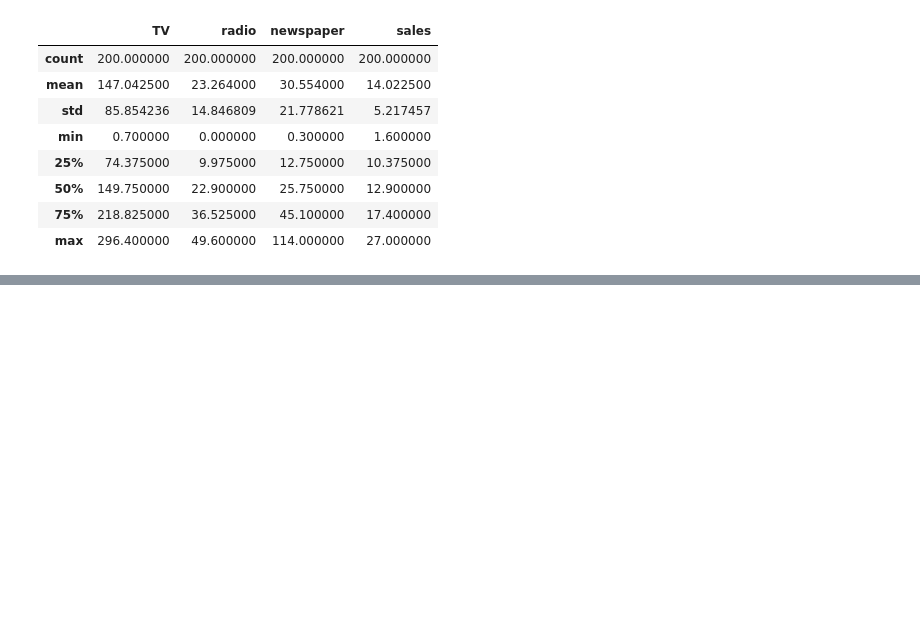
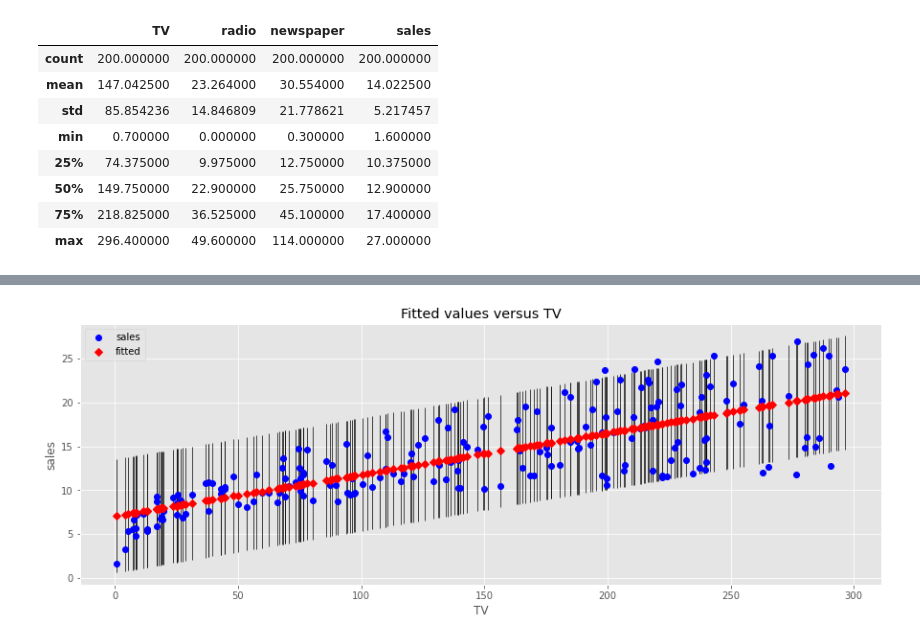
Before and after one commit to learn-co-curriculum/dsc-linear-regression-statsmodels-lab, a Jupyter notebook: index.ipynb, the cells around one changed output, grey strips where cells are left out. Drawn from its saved outputs; the diff is of its cells as text; code cells hidden in the pictures; blank space fills up the shorter version.

```diff
--- a/index.ipynb
+++ b/index.ipynb
@@ -318,0 +198,8 @@ In this lab, you ran a complete regression analysis with a simple dataset. You u
+# %%
+# __SOLUTION__
+# plot_fit version of model fit
+fig, ax = plt.subplots(figsize=(15,5))
+sm.graphics.plot_fit(results, "TV", ax=ax)
+plt.show()
+# %% [output]
+[figure, added]
```
Also changed, not shown: parts of 85 cells of this notebook, 11 other files.
